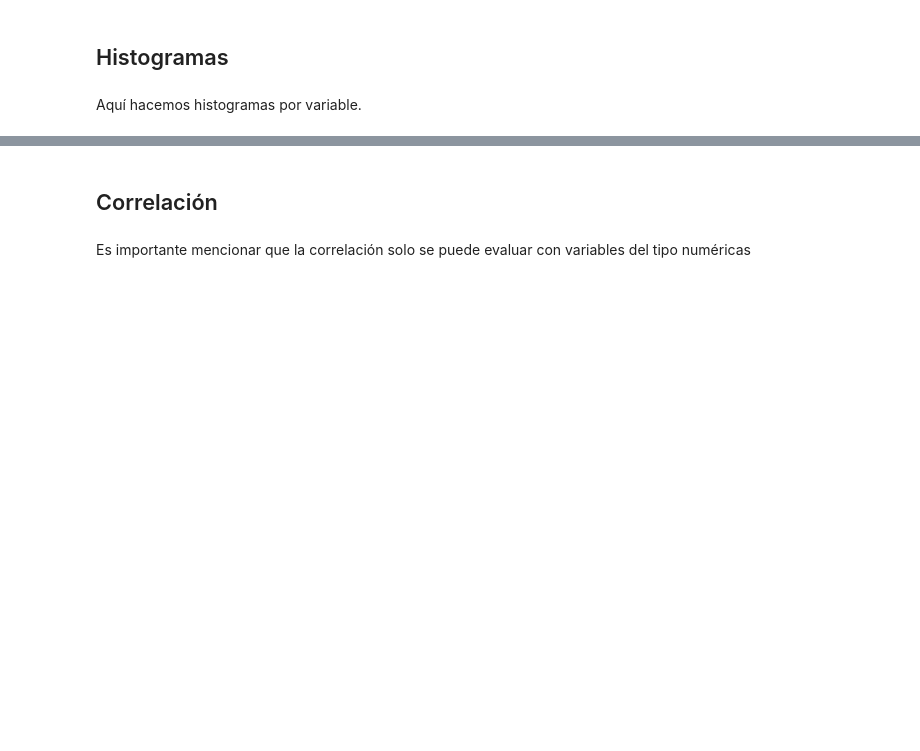
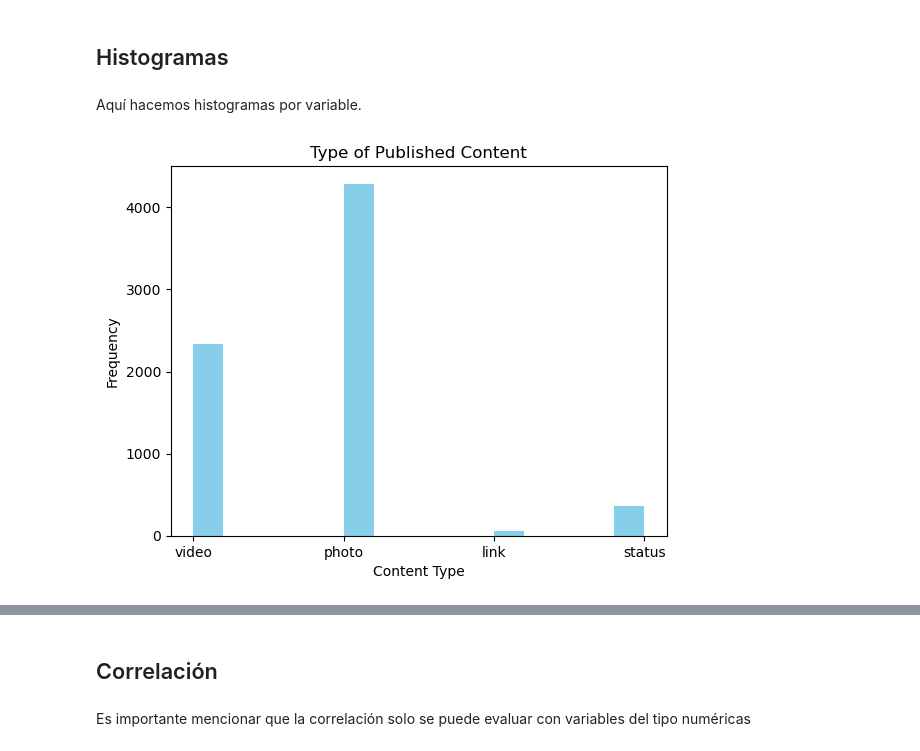
Before and after one commit to Vertiz2405/Actividad3BoxAndWhisker, a Jupyter notebook: act3.ipynb, the cells around one changed output, grey strips where cells are left out. Saved outputs shown, nothing was run; the diff lists cells and outputs as text; code cells hidden in the pictures; blank space fills up the shorter version.

Commit message:
Added histograms for each variable

```diff
--- a/act3.ipynb
+++ b/act3.ipynb
@@ -100,3 +100,13 @@ plt.show()
 ## Histogramas
 # %% [markdown]
 Aquí hacemos histogramas por variable.
+# %%
+plt.hist(df['status_type'], bins=15, color='skyblue')
+
+plt.title('Type of Published Content')
+plt.xlabel('Content Type')
+plt.ylabel('Frequency')
+
+plt.show()
+# %% [output]
+[figure, added]
```
Also changed, not shown: parts of 9 cells of this notebook.
